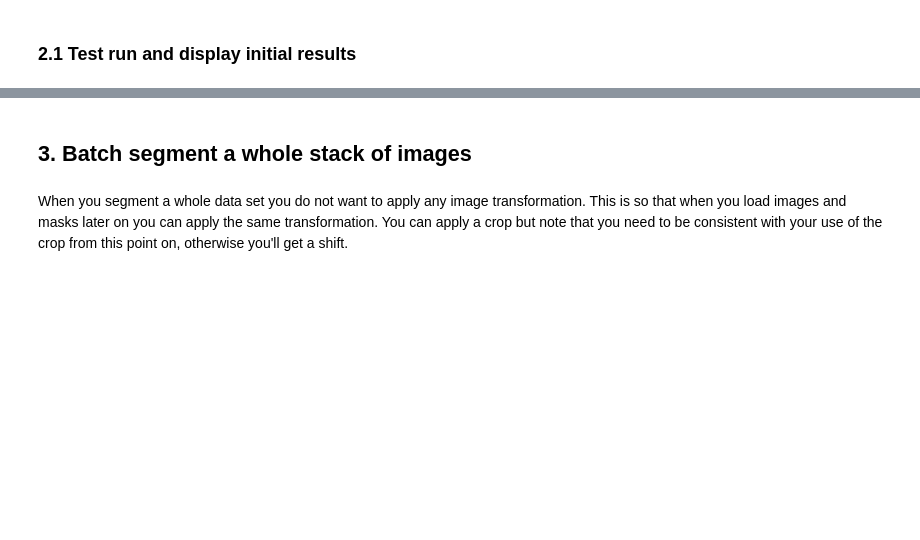
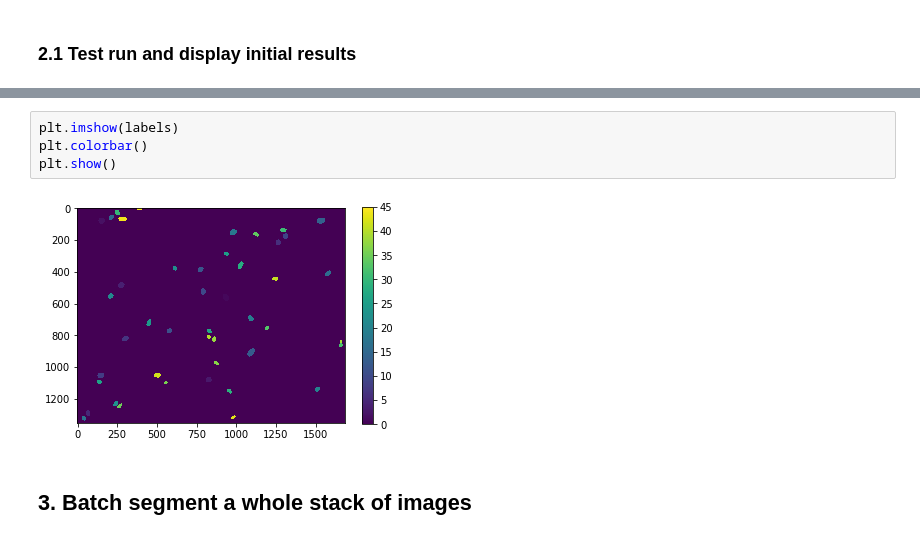
Before and after one commit to lowe-lab-ucl/segment-classify-track, a Jupyter notebook: stardist_segmentation.ipynb, the cells around one changed output, grey strips where cells are left out. Cells and saved outputs as stored; diff of their text form; blank space fills up the shorter version.

```diff
--- a/stardist_segmentation.ipynb
+++ b/stardist_segmentation.ipynb
@@ -100,6 +81,10 @@ Clipping input data to the valid range for imshow with RGB data ([0..1] for floa
+# %%
+plt.imshow(labels)
+plt.colorbar()
+plt.show()
+# %% [output]
+[figure, added]
 # %% [markdown]
 ## 3. Batch segment a whole stack of images
-# %% [markdown]
-When you segment a whole data set you do not want to apply any image transformation. This is so that when you load images and masks later on you can apply the same transformation. You can apply a crop but note that you need to be consistent with your use of the crop from this point on, otherwise you'll get a shift.
 # %%
 %%time
```
Also changed, not shown: parts of 9 cells of this notebook, 14 other files.
